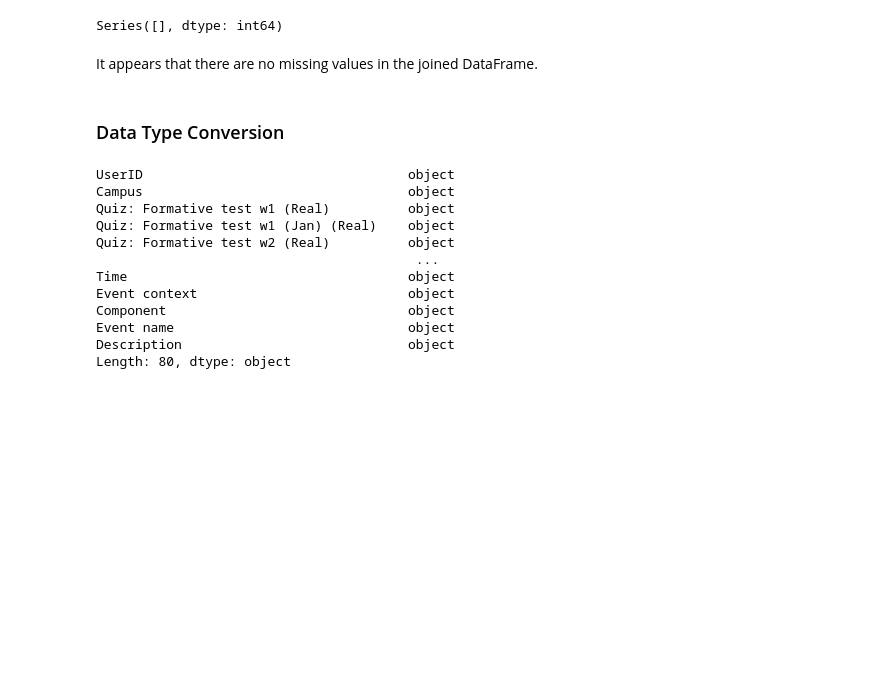
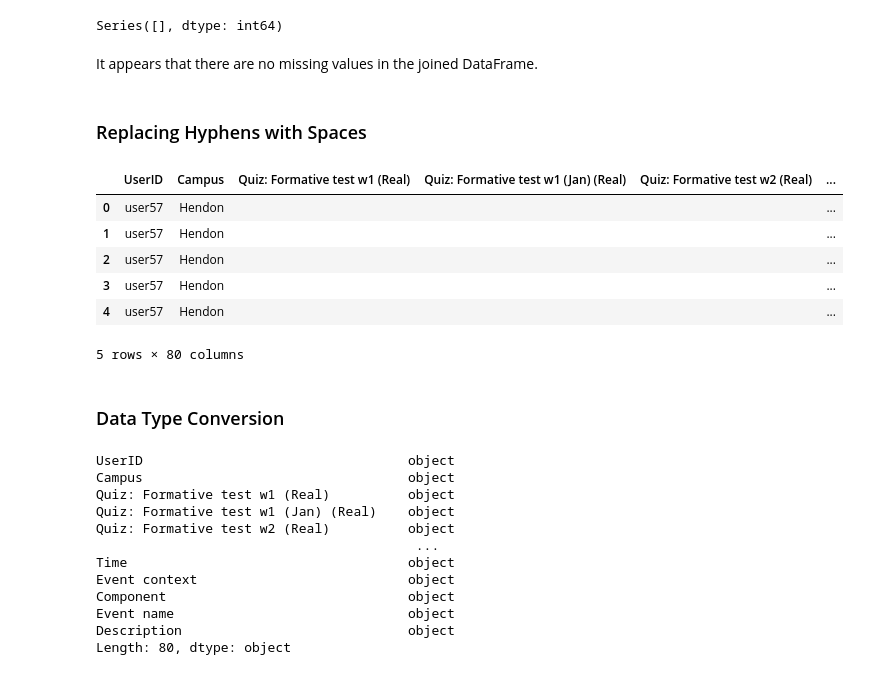
Before and after one commit to intellisenseCodez/Student_Performance_Analysis, a Jupyter notebook: Student Behaviour ML.ipynb, the cells around one changed output. Cells and saved outputs as stored; diff of their text form; code cells hidden in the pictures; blank space fills up the shorter version.

Commit message:
performed data cleaning

```diff
--- a/Student Behaviour ML.ipynb
+++ b/Student Behaviour ML.ipynb
@@ -158,6 +158,26 @@ missing_values[missing_values > 0]
 Series([], dtype: int64)
 # %% [markdown]
 It appears that there are no missing values in the joined DataFrame.
+# %% [markdown]
+### Replacing Hyphens with Spaces
+# %%
+# Identifying columns that are of 'object' data type
+object_columns = df_joined_clean.select_dtypes(include=['object']).columns
+
+# Checking if these columns contain '-' and replacing them with average of the column
+for col in object_columns:
+    df_joined_clean[col] = df_joined_clean.loc[:,[col]].replace('-','')
+
+# Verifying the changes
+df_joined_clean.head()
+# %% [output]
+|  | UserID | Campus | Quiz: Formative test w1 (Real) | Quiz: Formative test w1 (Jan) (Real) | Quiz: Formative test w2 (Real) | ... |
+| 0 | user57 | Hendon |  |  |  | ... |
+| 1 | user57 | Hendon |  |  |  | ... |
+| 2 | user57 | Hendon |  |  |  | ... |
+| 3 | user57 | Hendon |  |  |  | ... |
+| 4 | user57 | Hendon |  |  |  | ... |
+5 rows × 80 columns
 # %% [markdown]
 ### Data Type Conversion
 # %%
```
Also changed, not shown: parts of 12 cells of this notebook, 1 other file.
